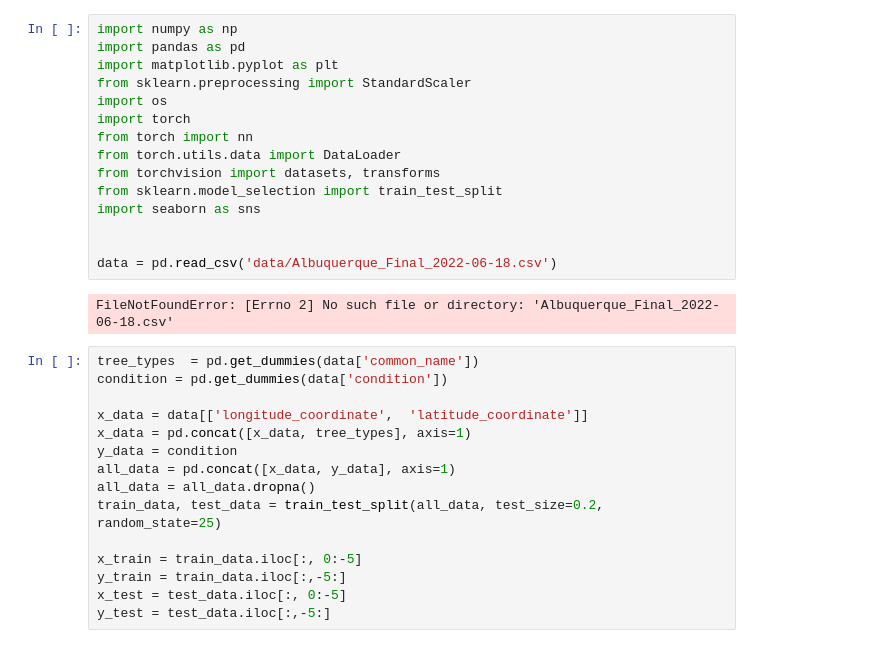
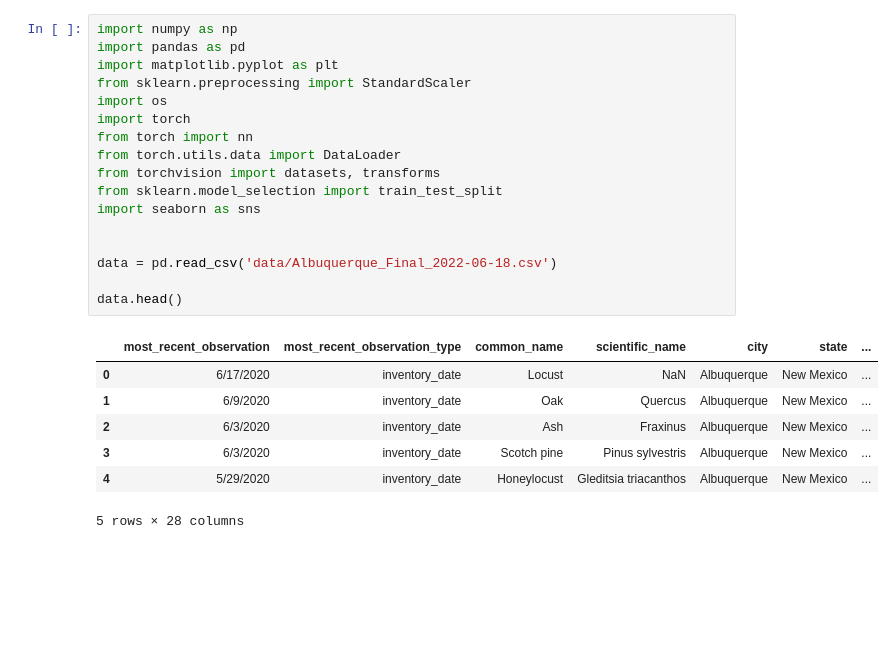
Before and after one commit to alexisf125/TreeData, a Jupyter notebook: 1_C51_Project.ipynb, the cells around one changed output. Drawn from its saved outputs; the diff is of its cells as text; blank space fills up the shorter version.

```diff
--- a/1_C51_Project.ipynb
+++ b/1_C51_Project.ipynb
@@ -1,32 +1,25 @@
 # %%
 import numpy as np
 import pandas as pd
 import matplotlib.pyplot as plt
 from sklearn.preprocessing import StandardScaler
 import os
 import torch
 from torch import nn
 from torch.utils.data import DataLoader
 from torchvision import datasets, transforms
 from sklearn.model_selection import train_test_split
 import seaborn as sns
 
 
 data = pd.read_csv('data/Albuquerque_Final_2022-06-18.csv')
+
+data.head()
 # %% [output]
+|  | most_recent_observation | most_recent_observation_type | common_name | scientific_name | city | state | ... |
+| 0 | 6/17/2020 | inventory_date | Locust | NaN | Albuquerque | New Mexico | ... |
+| 1 | 6/9/2020 | inventory_date | Oak | Quercus | Albuquerque | New Mexico | ... |
+| 2 | 6/3/2020 | inventory_date | Ash | Fraxinus | Albuquerque | New Mexico | ... |
+| 3 | 6/3/2020 | inventory_date | Scotch pine | Pinus sylvestris | Albuquerque | New Mexico | ... |
+| 4 | 5/29/2020 | inventory_date | Honeylocust | Gleditsia triacanthos | Albuquerque | New Mexico | ... |
-FileNotFoundError: [Errno 2] No such file or directory: 'Albuquerque_Final_2022-06-18.csv'
+5 rows × 28 columns
-# %%
-tree_types  = pd.get_dummies(data['common_name'])
-condition = pd.get_dummies(data['condition'])
-
-x_data = data[['longitude_coordinate', 	'latitude_coordinate']]
-x_data = pd.concat([x_data, tree_types], axis=1)
-y_data = condition
-all_data = pd.concat([x_data, y_data], axis=1)
-all_data = all_data.dropna()
-train_data, test_data = train_test_split(all_data, test_size=0.2, random_state=25)
-
-x_train = train_data.iloc[:, 0:-5]
-y_train = train_data.iloc[:,-5:]
-x_test = test_data.iloc[:, 0:-5]
-y_test = test_data.iloc[:,-5:]
```
Also changed, not shown: parts of 9 cells of this notebook.
